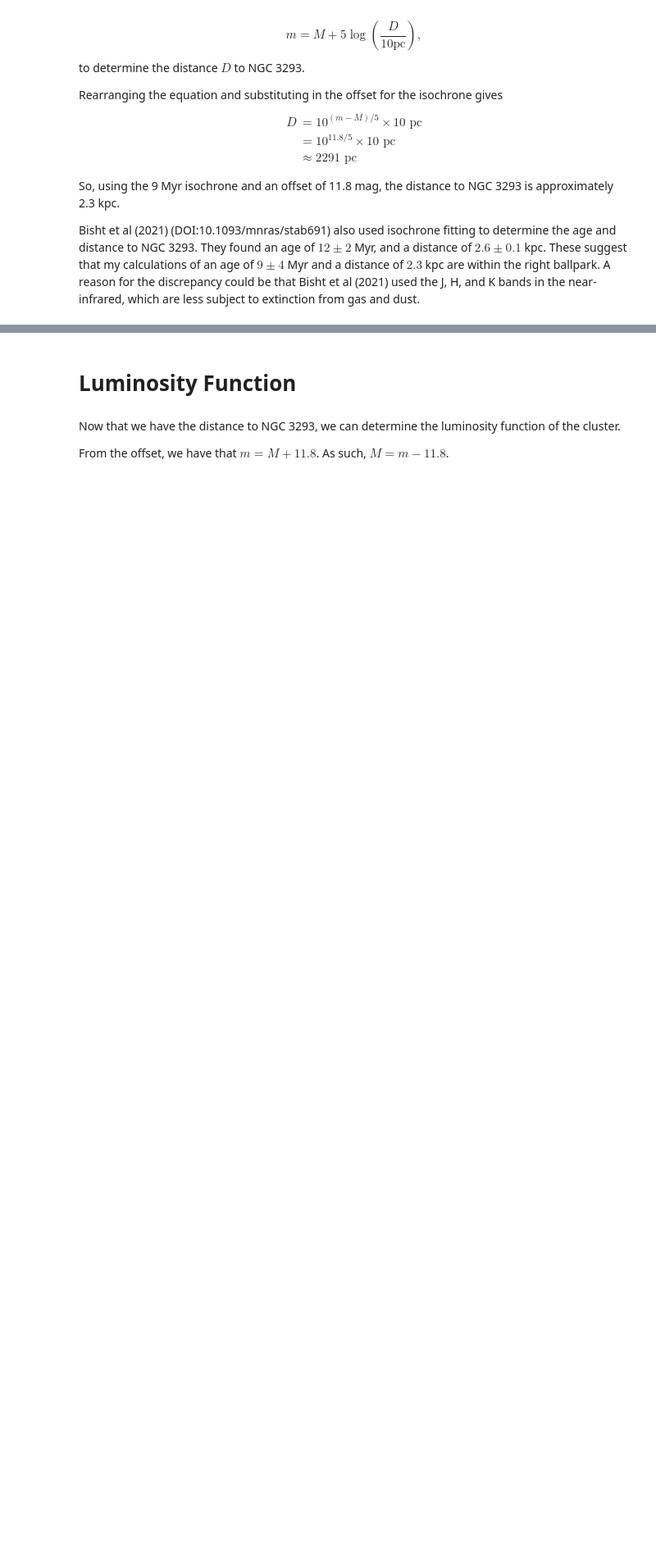
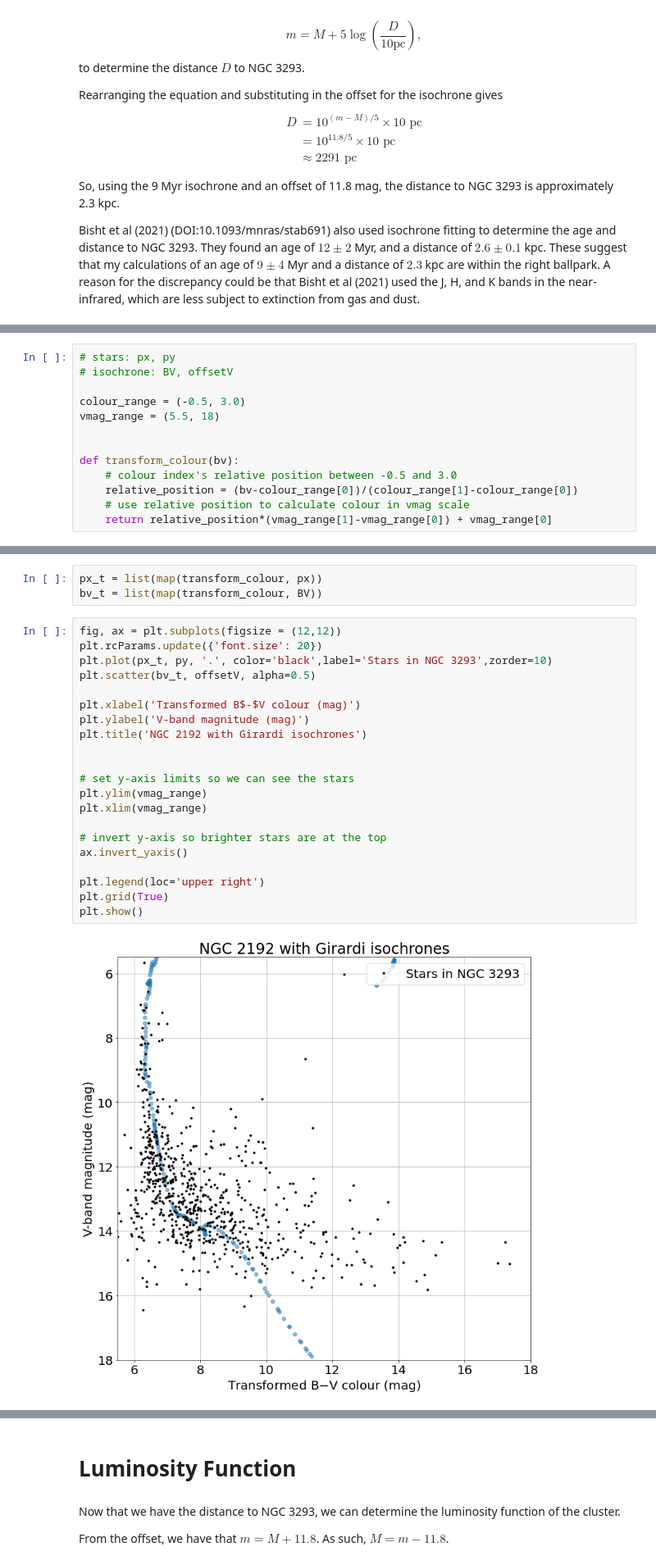
Before and after one commit to cedliang/ASP3231-Project-NGC-3293-, a Jupyter notebook: src/isochrones.ipynb, the cells around one changed output, grey strips where cells are left out. Shown at 82% size. Cells and saved outputs as stored; diff of their text form; blank space fills up the shorter version.

```diff
--- a/src/isochrones.ipynb
+++ b/src/isochrones.ipynb
@@ -438,0 +461,13 @@ Bisht et al (2021) (DOI:10.1093/mnras/stab691) also used isochrone fitting to de
+# %%
+# stars: px, py
+# isochrone: BV, offsetV
+
+colour_range = (-0.5, 3.0)
+vmag_range = (5.5, 18)
+
+
+def transform_colour(bv):
+    # colour index's relative position between -0.5 and 3.0
+    relative_position = (bv-colour_range[0])/(colour_range[1]-colour_range[0])
+    # use relative position to calculate colour in vmag scale
+    return relative_position*(vmag_range[1]-vmag_range[0]) + vmag_range[0]
@@ -438,0 +478,26 @@ Bisht et al (2021) (DOI:10.1093/mnras/stab691) also used isochrone fitting to de
+# %%
+px_t = list(map(transform_colour, px))
+bv_t = list(map(transform_colour, BV))
+# %%
+fig, ax = plt.subplots(figsize = (12,12))
+plt.rcParams.update({'font.size': 20})
+plt.plot(px_t, py, '.', color='black',label='Stars in NGC 3293',zorder=10)
+plt.scatter(bv_t, offsetV, alpha=0.5)
+
+plt.xlabel('Transformed B$-$V colour (mag)')
+plt.ylabel('V-band magnitude (mag)')
+plt.title('NGC 2192 with Girardi isochrones')
+
+
+# set y-axis limits so we can see the stars
+plt.ylim(vmag_range)
+plt.xlim(vmag_range)
+
+# invert y-axis so brighter stars are at the top
+ax.invert_yaxis()
+
+plt.legend(loc='upper right')
+plt.grid(True)
+plt.show()
+# %% [output]
+[figure, added]
```
Also changed, not shown: parts of 23 cells of this notebook, 3 other files.
